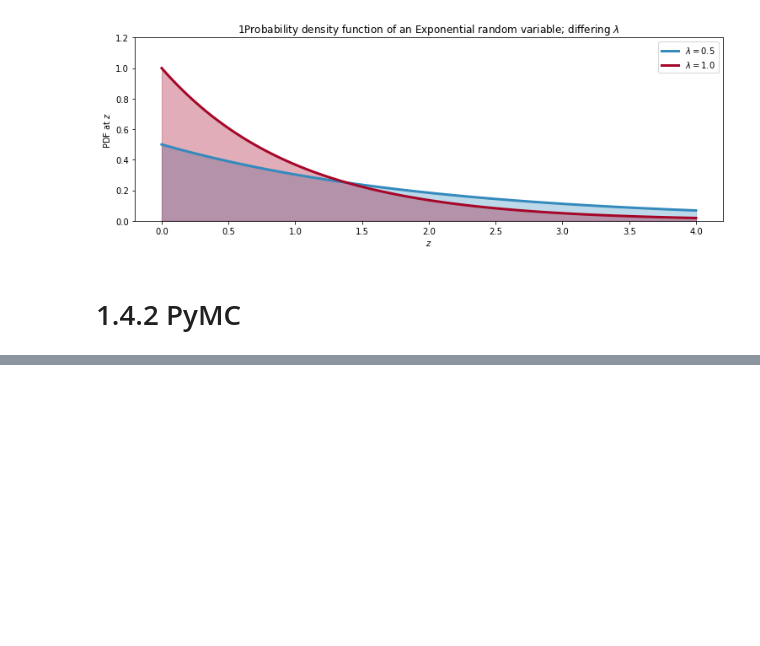
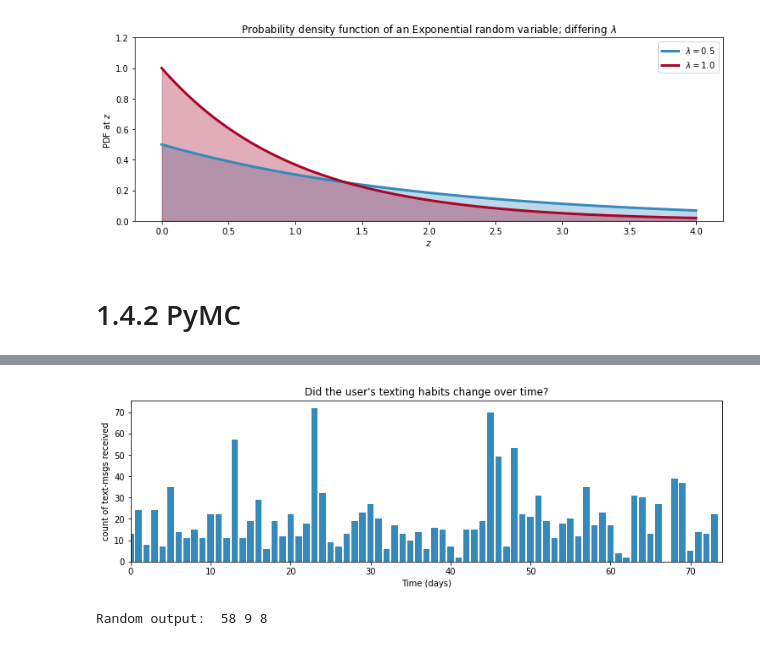
Before and after one commit to curieuxjy/Python, a Jupyter notebook: Baysian/ch1.ipynb, the cells around one changed output, grey strips where cells are left out. Saved outputs shown, nothing was run; the diff lists cells and outputs as text; code cells hidden in the pictures; blank space fills up the shorter version.

```diff
--- a/Baysian/ch1.ipynb
+++ b/Baysian/ch1.ipynb
@@ -132,0 +144,11 @@ plt.title("1Probability density function of an Exponential random variable;\
+# %%
+figsize(12.5, 3.5)
+count_data = np.loadtxt("./assets/txtdata.txt")
+n_count_data = len(count_data)
+plt.bar(np.arange(n_count_data), count_data, color="#348ABD")
+plt.xlabel("Time (days)")
+plt.ylabel("count of text-msgs received")
+plt.title("Did the user's texting habits change over time?")
+plt.xlim(0, n_count_data);
+# %% [output]
+[figure, added]
@@ -132,0 +163,4 @@ plt.title("1Probability density function of an Exponential random variable;\
+# %%
+print("Random output: ", tau.random(), tau.random(), tau.random())
+# %% [output]
+Random output:  58 9 8
```
Also changed, not shown: parts of 7 cells of this notebook, 1 other file.
